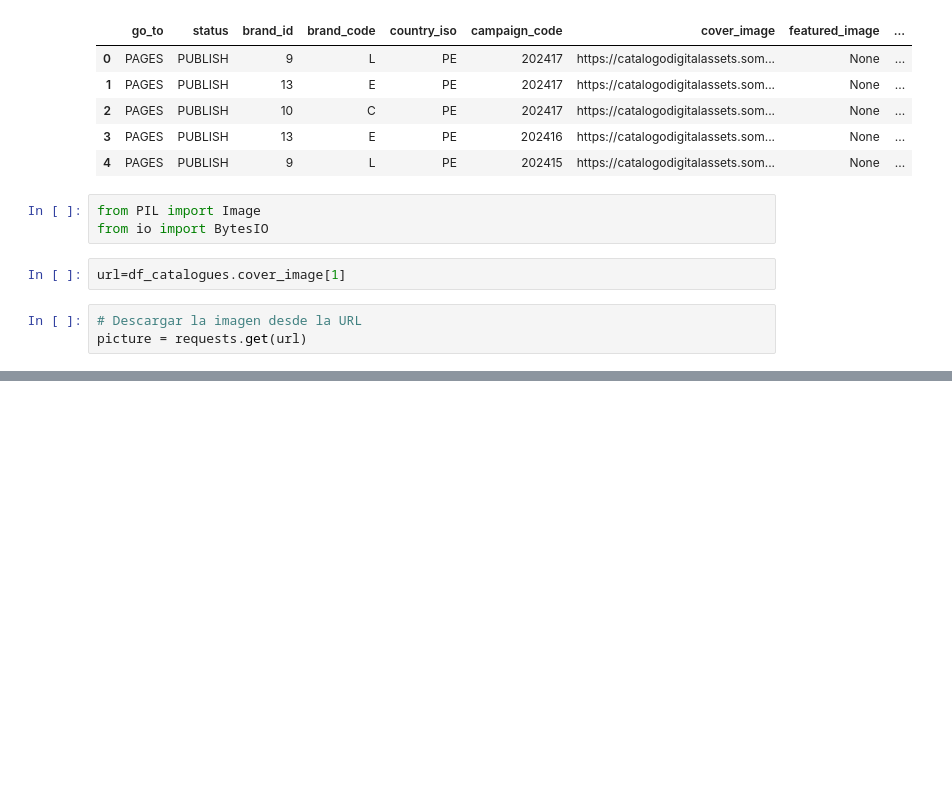
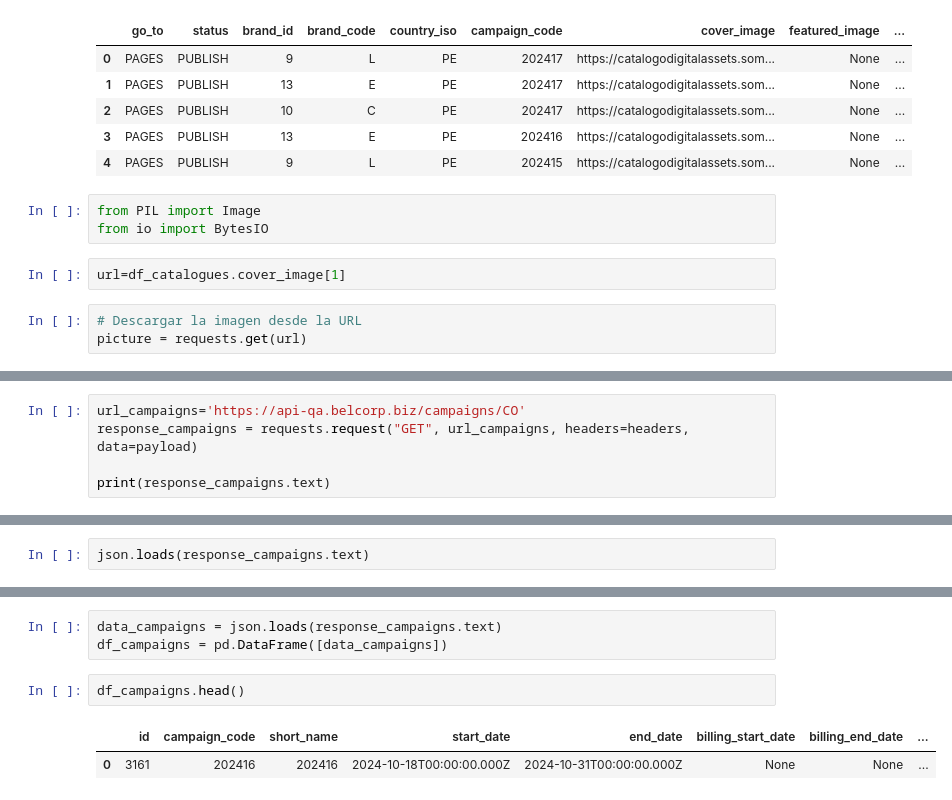
Before and after one commit to edwinsantosv/Belcorp-Hackathon, a Jupyter notebook: api_test.ipynb, the cells around one changed output, grey strips where cells are left out. Saved outputs shown, nothing was run; the diff lists cells and outputs as text; blank space fills up the shorter version.

```diff
--- a/api_test.ipynb
+++ b/api_test.ipynb
@@ -80,0 +84,5 @@ else:
+# %%
+url_campaigns='https://api-qa.belcorp.biz/campaigns/CO'
+response_campaigns = requests.request("GET", url_campaigns, headers=headers, data=payload)
+
+print(response_campaigns.text)
@@ -80,0 +91,2 @@ else:
+# %%
+json.loads(response_campaigns.text)
@@ -80,0 +109,8 @@ else:
+# %%
+data_campaigns = json.loads(response_campaigns.text)
+df_campaigns = pd.DataFrame([data_campaigns])
+# %%
+df_campaigns.head()
+# %% [output]
+|  | id | campaign_code | short_name | start_date | end_date | billing_start_date | billing_end_date | ... |
+| 0 | 3161 | 202416 | 202416 | 2024-10-18T00:00:00.000Z | 2024-10-31T00:00:00.000Z | None | None | ... |
```
Also changed, not shown: parts of 4 cells of this notebook.
